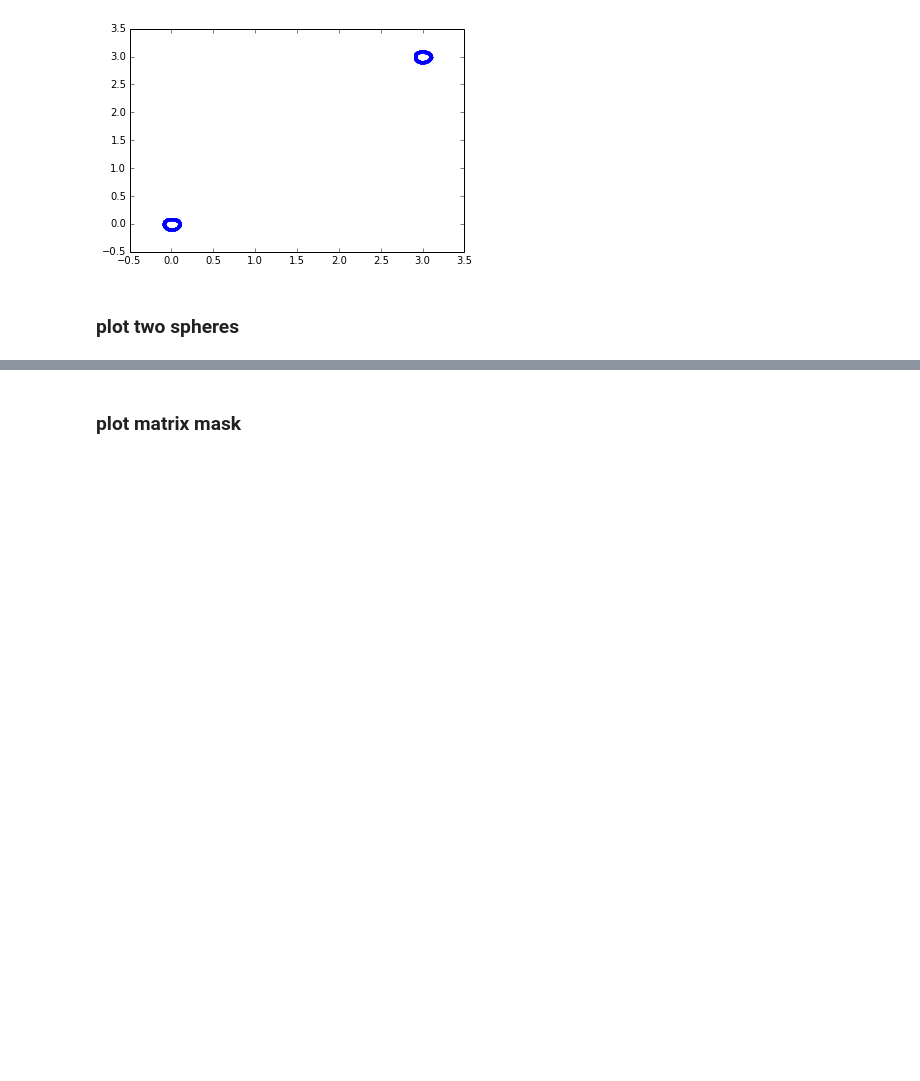
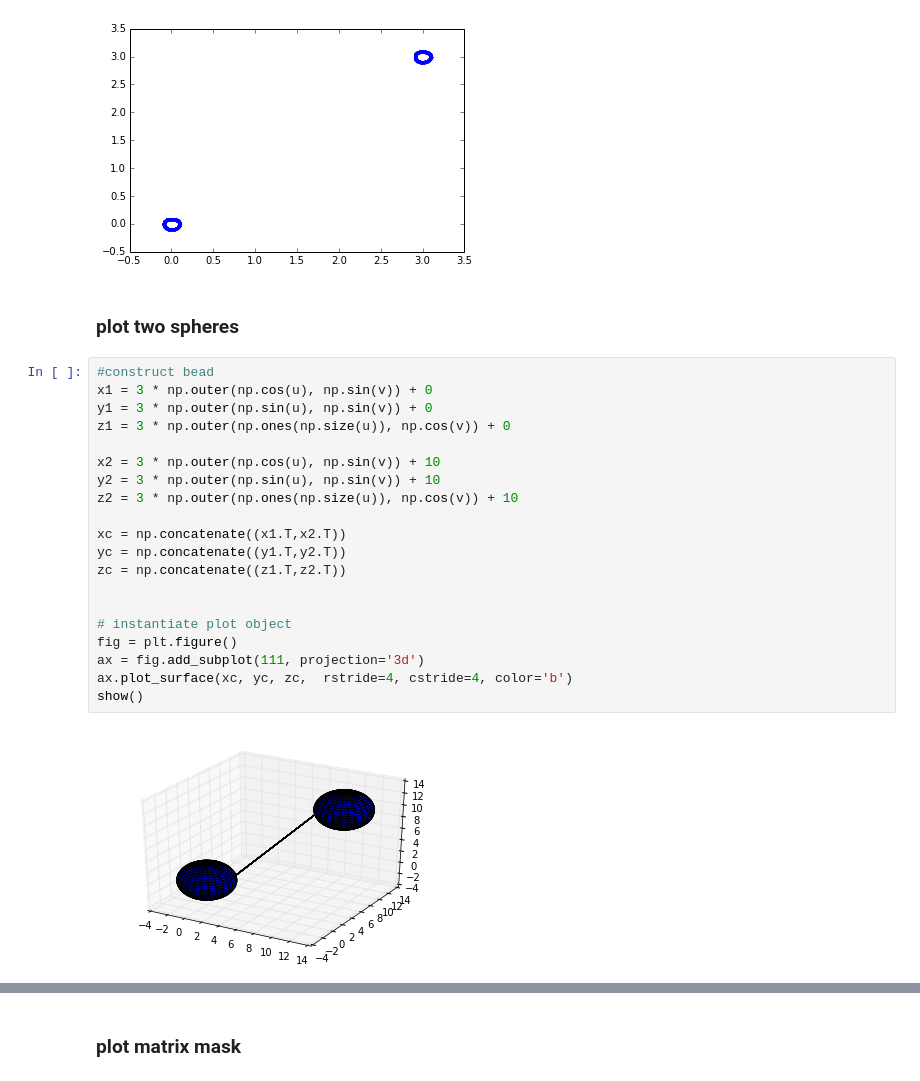
Before and after one commit to lhogstrom/ThornsInRoses, a Jupyter notebook: SPIM_simulation/surface_sphere_3d.ipynb, the cells around one changed output, grey strips where cells are left out. Drawn from its saved outputs; the diff is of its cells as text; blank space fills up the shorter version.

```diff
--- a/SPIM_simulation/surface_sphere_3d.ipynb
+++ b/SPIM_simulation/surface_sphere_3d.ipynb
@@ -64,3 +63,25 @@ show()
 [figure]
 # %% [markdown]
 ### plot two spheres ###
+# %%
+#construct bead
+x1 = 3 * np.outer(np.cos(u), np.sin(v)) + 0
+y1 = 3 * np.outer(np.sin(u), np.sin(v)) + 0
+z1 = 3 * np.outer(np.ones(np.size(u)), np.cos(v)) + 0
+
+x2 = 3 * np.outer(np.cos(u), np.sin(v)) + 10
+y2 = 3 * np.outer(np.sin(u), np.sin(v)) + 10
+z2 = 3 * np.outer(np.ones(np.size(u)), np.cos(v)) + 10
+
+xc = np.concatenate((x1.T,x2.T))
+yc = np.concatenate((y1.T,y2.T))
+zc = np.concatenate((z1.T,z2.T))
+
+
+# instantiate plot object
+fig = plt.figure()
+ax = fig.add_subplot(111, projection='3d')
+ax.plot_surface(xc, yc, zc,  rstride=4, cstride=4, color='b')
+show()
+# %% [output]
+[figure, added]
```
Also changed, not shown: parts of 5 cells of this notebook.
